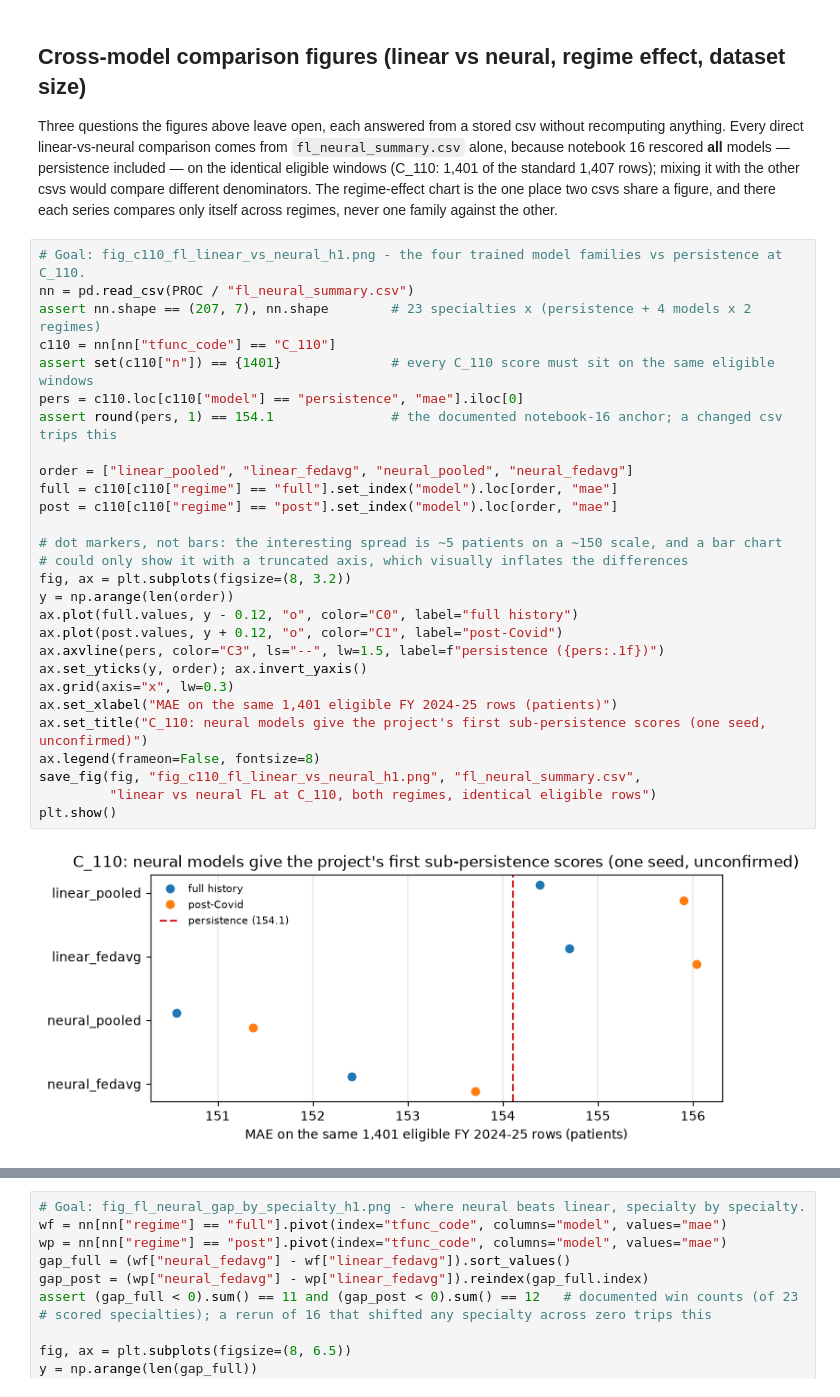
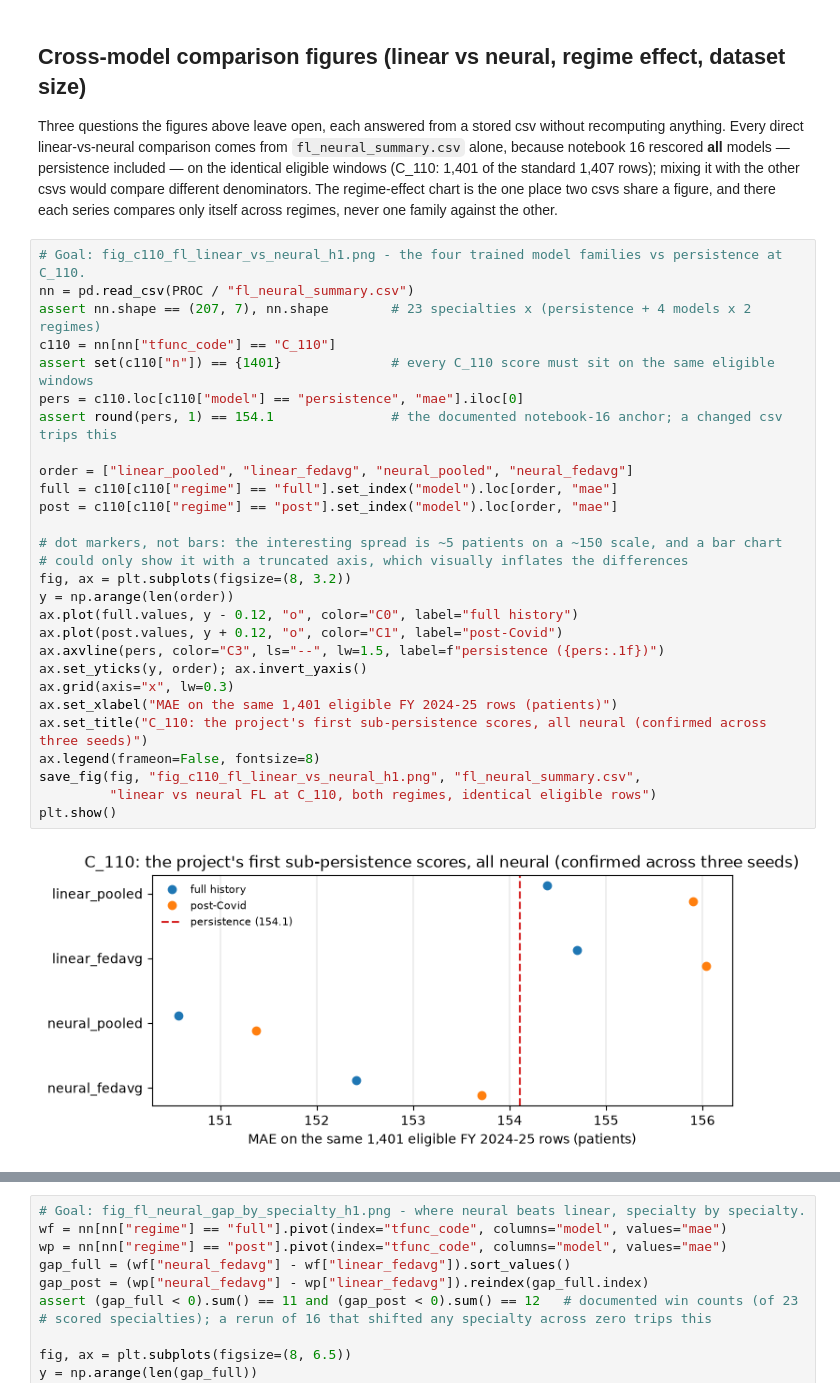
Before and after one commit to nileshsarkar-ai/fedOPD, a Jupyter notebook: src/13_report_figures.ipynb, the cells around one changed output, grey strips where cells are left out. Drawn from its saved outputs; the diff is of its cells as text.

```diff
--- a/src/13_report_figures.ipynb
+++ b/src/13_report_figures.ipynb
@@ -458,30 +579,30 @@ compares only itself across regimes, never one family against the other.
 # %%
 # Goal: fig_c110_fl_linear_vs_neural_h1.png - the four trained model families vs persistence at C_110.
 nn = pd.read_csv(PROC / "fl_neural_summary.csv")
 assert nn.shape == (207, 7), nn.shape        # 23 specialties x (persistence + 4 models x 2 regimes)
 c110 = nn[nn["tfunc_code"] == "C_110"]
 assert set(c110["n"]) == {1401}              # every C_110 score must sit on the same eligible windows
 pers = c110.loc[c110["model"] == "persistence", "mae"].iloc[0]
 assert round(pers, 1) == 154.1               # the documented notebook-16 anchor; a changed csv trips this
 
 order = ["linear_pooled", "linear_fedavg", "neural_pooled", "neural_fedavg"]
 full = c110[c110["regime"] == "full"].set_index("model").loc[order, "mae"]
 post = c110[c110["regime"] == "post"].set_index("model").loc[order, "mae"]
 
 # dot markers, not bars: the interesting spread is ~5 patients on a ~150 scale, and a bar chart
 # could only show it with a truncated axis, which visually inflates the differences
 fig, ax = plt.subplots(figsize=(8, 3.2))
 y = np.arange(len(order))
 ax.plot(full.values, y - 0.12, "o", color="C0", label="full history")
 ax.plot(post.values, y + 0.12, "o", color="C1", label="post-Covid")
 ax.axvline(pers, color="C3", ls="--", lw=1.5, label=f"persistence ({pers:.1f})")
 ax.set_yticks(y, order); ax.invert_yaxis()
 ax.grid(axis="x", lw=0.3)
 ax.set_xlabel("MAE on the same 1,401 eligible FY 2024-25 rows (patients)")
-ax.set_title("C_110: neural models give the project's first sub-persistence scores (one seed, unconfirmed)")
+ax.set_title("C_110: the project's first sub-persistence scores, all neural (confirmed across three seeds)")
 ax.legend(frameon=False, fontsize=8)
 save_fig(fig, "fig_c110_fl_linear_vs_neural_h1.png", "fl_neural_summary.csv",
          "linear vs neural FL at C_110, both regimes, identical eligible rows")
 plt.show()
 # %% [output]
-[figure, old version]
+[figure, new version]
```
Also changed, not shown: parts of 7 cells of this notebook, 12 other files.
